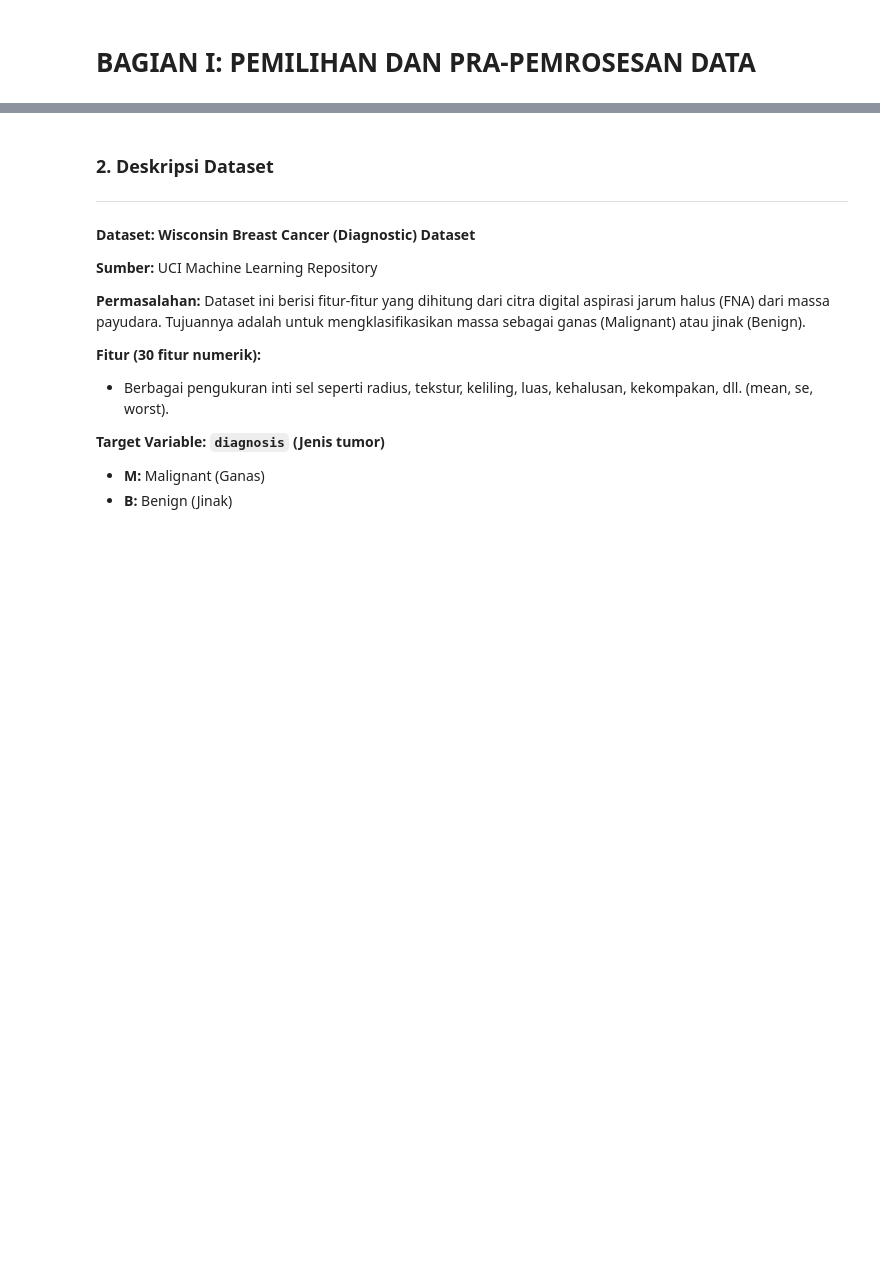
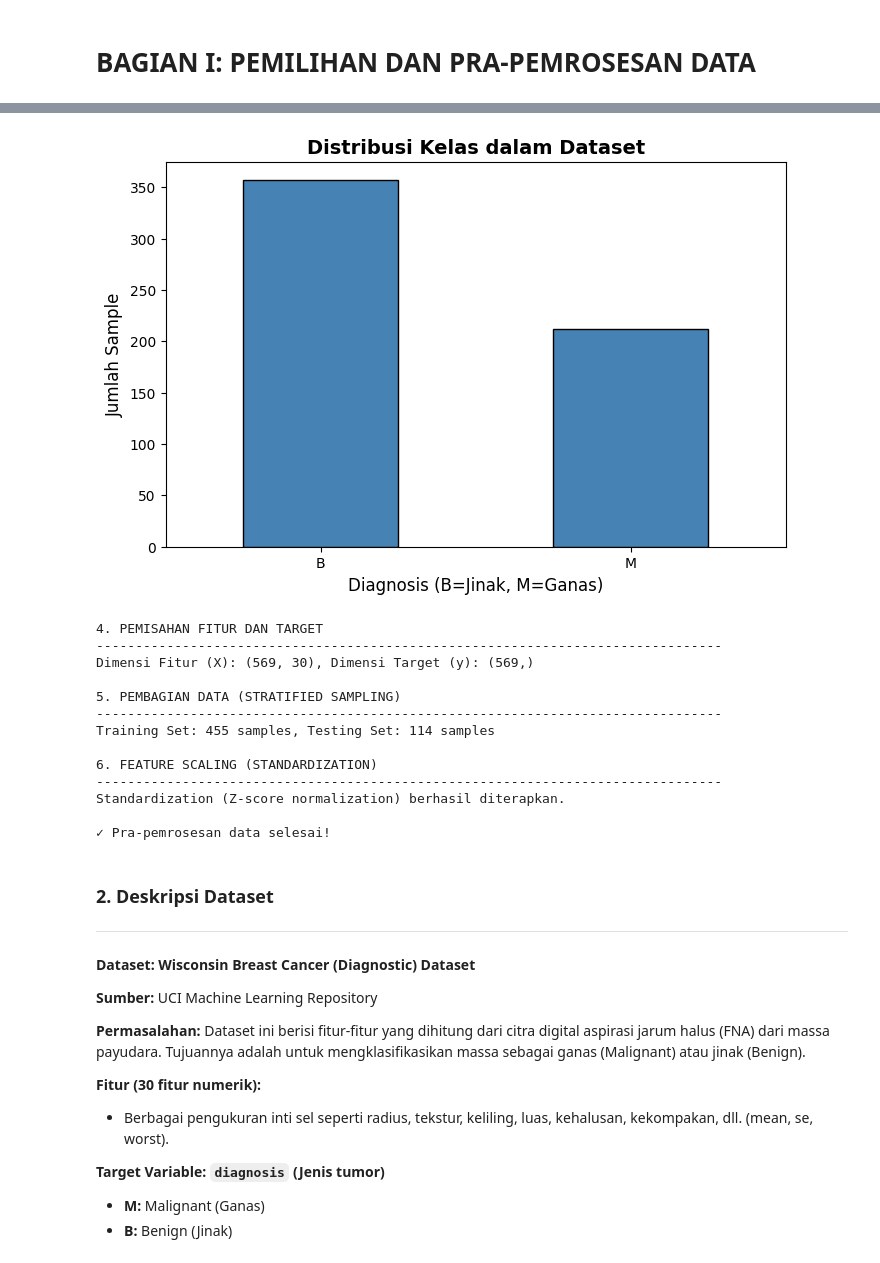
Before and after one commit to wangga03/Tugas-PMA, a Jupyter notebook: TUGAS2_KELOMPOK3.ipynb, the cells around one changed output, grey strips where cells are left out. Cells and saved outputs as stored; diff of their text form; code cells hidden in the pictures; blank space fills up the shorter version.

```diff
--- a/TUGAS2_KELOMPOK3.ipynb
+++ b/TUGAS2_KELOMPOK3.ipynb
@@ -38,15 +37,13 @@ TUGAS 2: REGRESI LOGISTIK DAN REGRESI SOFTMAX
 # %% [markdown]
 # BAGIAN I: PEMILIHAN DAN PRA-PEMROSESAN DATA
 # %%
-print("\n" + "="*80)
-print("BAGIAN I: PEMILIHAN DAN PRA-PEMROSESAN DATA")
-print("="*80)
+# ============================================================================
+# SEL PRA-PEMROSESAN LENGKAP
+# ============================================================================
 
 # 1. Load Dataset
 print("\n1. AKUISISI DATASET")
 print("-" * 80)
-
-# Definisikan nama kolom untuk wdbc.data karena file tidak punya header
 column_names = [
     'id', 'diagnosis', 'radius_mean', 'texture_mean', 'perimeter_mean', 'area_mean',
     'smoothness_mean', 'compactness_mean', 'concavity_mean', 'concave points_mean',
@@ -56,21 +53,48 @@ column_names = [
     'area_worst', 'smoothness_worst', 'compactness_worst', 'concavity_worst',
     'concave points_worst', 'symmetry_worst', 'fractal_dimension_worst'
 ]
-
-# Ganti path file ini sesuai dengan lokasi file wdbc.data Anda
+# Ganti path file ini jika lokasi file Anda berbeda
 file_path = '/home/wgg/proyek-jupyter/Tugas PMA/breast+cancer+wisconsin+diagnostic/wdbc.data'
 df = pd.read_csv(file_path, header=None, names=column_names)
-
-# Buang kolom 'id' yang tidak diperlukan
 if 'id' in df.columns:
     df = df.drop('id', axis=1)
+target_column = 'diagnosis'
+print(f"Dataset berhasil dimuat! Dimensi: {df.shape}")
 
-# Definisikan nama kolom target yang benar
-target_column = 'diagnosis'
+# 2. Analisis Eksplorasi Data (Singkat) & Visualisasi
+print("\n3. ANALISIS & VISUALISASI DATA")
+print("-" * 80)
+print(f"\nDistribusi Kelas ({target_column}):")
+print(df[target_column].value_counts())
+plt.figure(figsize=(8, 5))
+df[target_column].value_counts().sort_index().plot(kind='bar', color='steelblue', edgecolor='black')
+plt.title('Distribusi Kelas dalam Dataset', fontsize=14, fontweight='bold')
+plt.xlabel('Diagnosis (B=Jinak, M=Ganas)', fontsize=12)
+plt.ylabel('Jumlah Sample', fontsize=12)
+plt.xticks(rotation=0)
+plt.show()
 
-print(f"Dataset berhasil dimuat!")
-print(f"Dimensi dataset: {df.shape[0]} baris × {df.shape[1]} kolom")
-print(f"\nKolom-kolom dalam dataset:")
-for i, col in enumerate(df.columns, 1):
-    print(f"  {i}. {col}")
+# 3. Pemisahan Fitur dan Target
+print("\n4. PEMISAHAN FITUR DAN TARGET")
+print("-" * 80)
+X = df.drop(target_column, axis=1)
+y = df[target_column]
+print(f"Dimensi Fitur (X): {X.shape}, Dimensi Target (y): {y.shape}")
+
+# 4. Pembagian Data (Stratified Sampling)
+print("\n5. PEMBAGIAN DATA (STRATIFIED SAMPLING)")
+print("-" * 80)
+X_train, X_test, y_train, y_test = train_test_split(
+    X, y, test_size=0.2, random_state=42, stratify=y
+)
+print(f"Training Set: {X_train.shape[0]} samples, Testing Set: {X_test.shape[0]} samples")
+
+# 5. Feature Scaling (Standardization)
+print("\n6. FEATURE SCALING (STANDARDIZATION)")
+print("-" * 80)
+scaler = StandardScaler()
+X_train_scaled = scaler.fit_transform(X_train)
+X_test_scaled = scaler.transform(X_test)
+print("Standardization (Z-score normalization) berhasil diterapkan.")
+print("\n✓ Pra-pemrosesan data selesai!")
 # %% [output]
@@ -94,3 +113,17 @@ Kolom-kolom dalam dataset:
+[figure, added]
+4. PEMISAHAN FITUR DAN TARGET
+--------------------------------------------------------------------------------
+Dimensi Fitur (X): (569, 30), Dimensi Target (y): (569,)
+
+5. PEMBAGIAN DATA (STRATIFIED SAMPLING)
+--------------------------------------------------------------------------------
+Training Set: 455 samples, Testing Set: 114 samples
+
+6. FEATURE SCALING (STANDARDIZATION)
+--------------------------------------------------------------------------------
+Standardization (Z-score normalization) berhasil diterapkan.
+
+✓ Pra-pemrosesan data selesai!
 # %% [markdown]
 ### 2. Deskripsi Dataset
 ---
```
Also changed, not shown: parts of 23 cells of this notebook, 1 other file.
